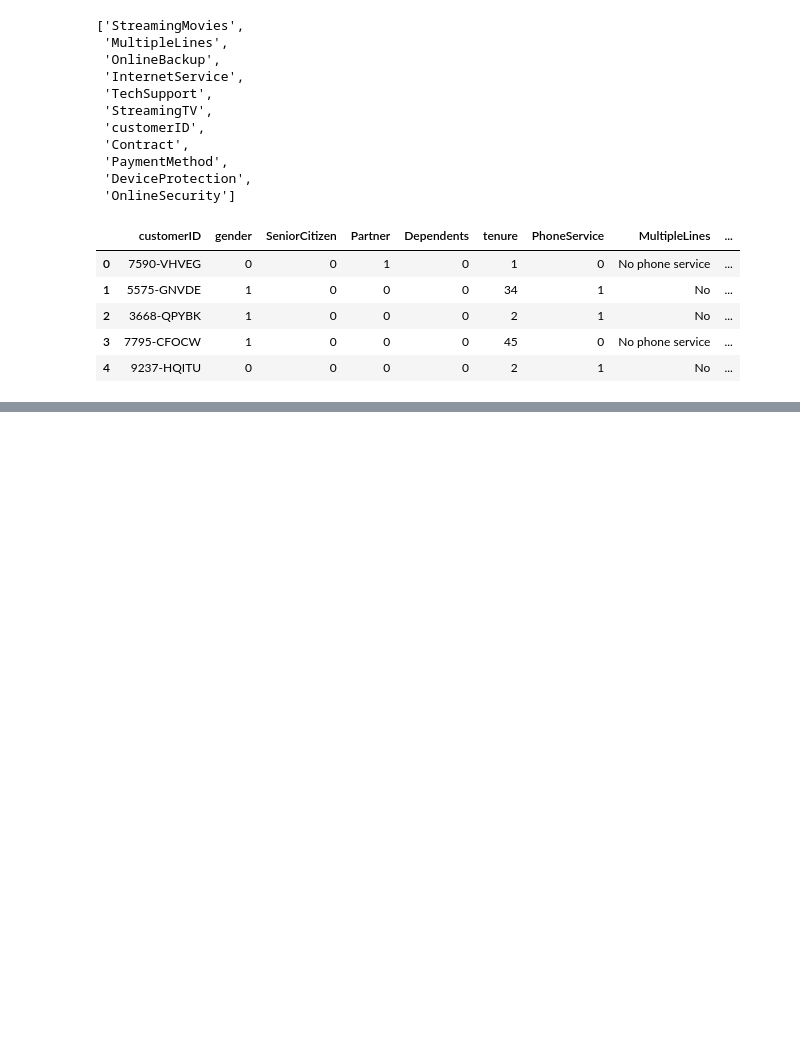
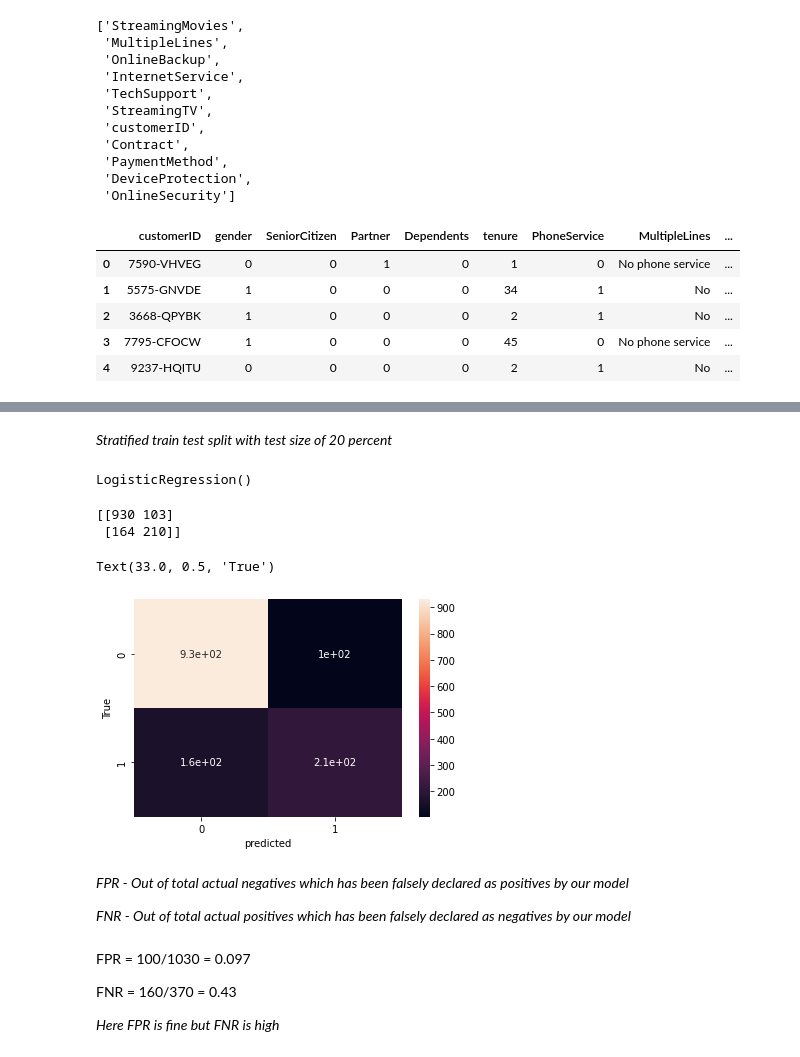
Before and after one commit to gupta4327/telecomChurnPredictionmodel, a Jupyter notebook: Telecom_churn_prediction.ipynb, the cells around one changed output, grey strips where cells are left out. Drawn from its saved outputs; the diff is of its cells as text; code cells hidden in the pictures; blank space fills up the shorter version.

```diff
--- a/Telecom_churn_prediction.ipynb
+++ b/Telecom_churn_prediction.ipynb
@@ -928,0 +973,2 @@ dataset_cpy.head()
+# %%
+x.drop('TotalCharges',inplace=True, axis = 1)
@@ -928,0 +1004,35 @@ dataset_cpy.head()
+# %% [markdown]
+*Stratified train test split with test size of 20 percent*
+# %%
+x_train,x_test, y_train, y_test = train_test_split(x,y, test_size =0.2, random_state=20, stratify=y)
+# %%
+#model building and fitting training data
+logreg = LogisticRegression()
+logreg.fit(x_train,y_train)
+# %% [output]
+LogisticRegression()
+# %%
+#predicting training values and test values
+y_train_pred= logreg.predict(x_train)
+y_test_pred = logreg.predict(x_test)
+# %%
+conf_mtrx = confusion_matrix(y_test,y_test_pred)
+print(conf_mtrx)
+sns.heatmap(conf_mtrx, annot = True)
+plt.xlabel('predicted')
+plt.ylabel('True')
+# %% [output]
+[[930 103]
+ [164 210]]
+Text(33.0, 0.5, 'True')
+[figure, added]
+# %% [markdown]
+*FPR - Out of total actual negatives which has been falsely declared as positives by our model*
+
+*FNR - Out of total actual positives which has been falsely declared as negatives by our model*
+# %% [markdown]
+FPR = 100/1030 = 0.097
+
+FNR = 160/370 = 0.43
+
+*Here FPR is fine but FNR is high*
```
Also changed, not shown: parts of 26 cells of this notebook.
